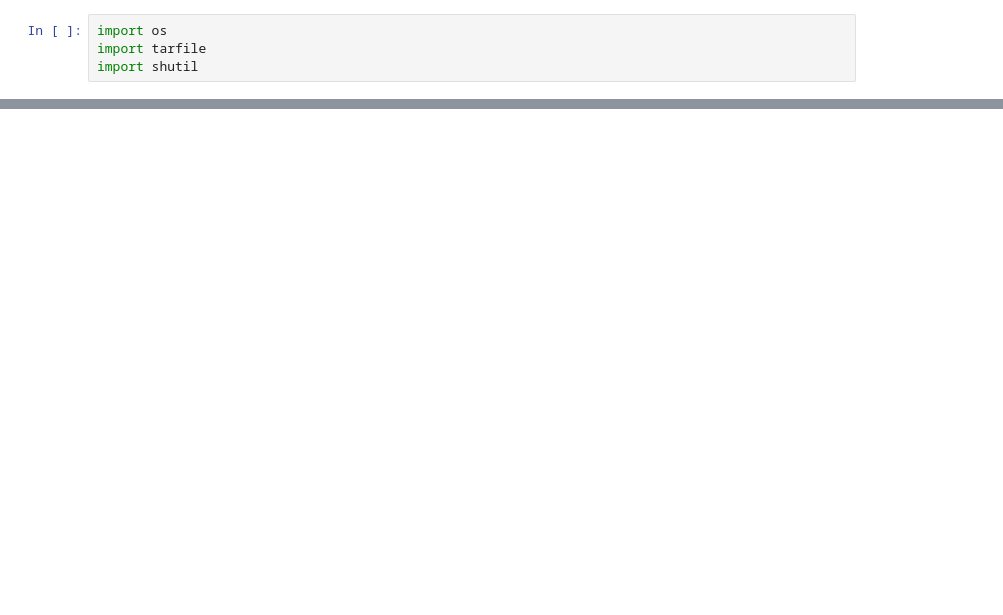
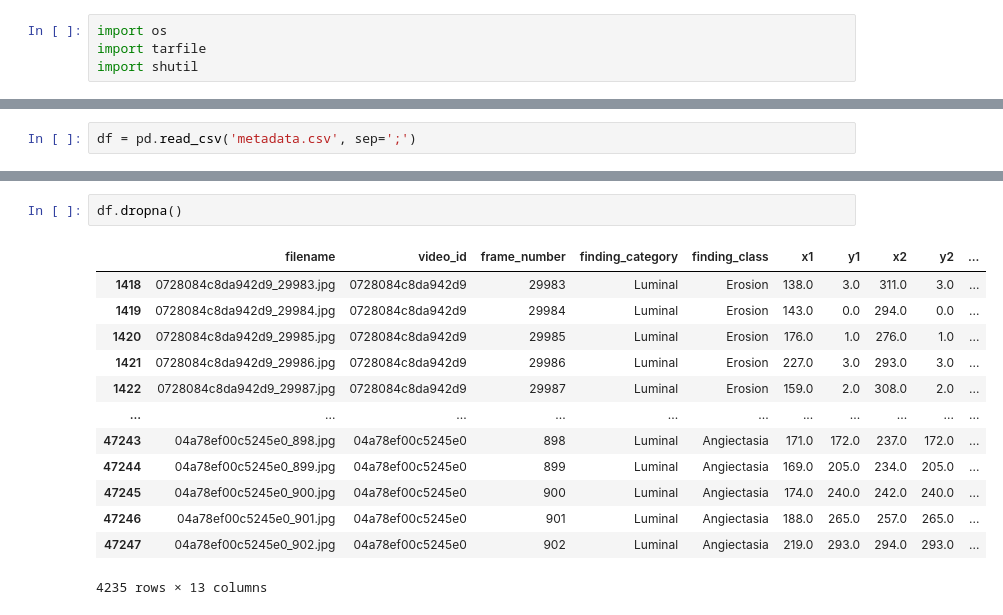
Before and after one commit to rheachainani/Lesion-Detection-Capsule-Endoscopy-Videos, a Jupyter notebook: Dataset Extraction.ipynb, the cells around one changed output, grey strips where cells are left out. Cells and saved outputs as stored; diff of their text form; blank space fills up the shorter version.

```diff
--- a/Dataset Extraction.ipynb
+++ b/Dataset Extraction.ipynb
@@ -77,0 +77,2 @@ Dataset restructured and renamed successfully!
+# %%
+df = pd.read_csv('metadata.csv', sep=';')
@@ -77,0 +123,16 @@ Dataset restructured and renamed successfully!
+# %%
+df.dropna()
+# %% [output]
+|  | filename | video_id | frame_number | finding_category | finding_class | x1 | y1 | x2 | y2 | ... |
+| 1418 | 0728084c8da942d9_29983.jpg | 0728084c8da942d9 | 29983 | Luminal | Erosion | 138.0 | 3.0 | 311.0 | 3.0 | ... |
+| 1419 | 0728084c8da942d9_29984.jpg | 0728084c8da942d9 | 29984 | Luminal | Erosion | 143.0 | 0.0 | 294.0 | 0.0 | ... |
+| 1420 | 0728084c8da942d9_29985.jpg | 0728084c8da942d9 | 29985 | Luminal | Erosion | 176.0 | 1.0 | 276.0 | 1.0 | ... |
+| 1421 | 0728084c8da942d9_29986.jpg | 0728084c8da942d9 | 29986 | Luminal | Erosion | 227.0 | 3.0 | 293.0 | 3.0 | ... |
+| 1422 | 0728084c8da942d9_29987.jpg | 0728084c8da942d9 | 29987 | Luminal | Erosion | 159.0 | 2.0 | 308.0 | 2.0 | ... |
+| ... | ... | ... | ... | ... | ... | ... | ... | ... | ... | ... |
+| 47243 | 04a78ef00c5245e0_898.jpg | 04a78ef00c5245e0 | 898 | Luminal | Angiectasia | 171.0 | 172.0 | 237.0 | 172.0 | ... |
+| 47244 | 04a78ef00c5245e0_899.jpg | 04a78ef00c5245e0 | 899 | Luminal | Angiectasia | 169.0 | 205.0 | 234.0 | 205.0 | ... |
+| 47245 | 04a78ef00c5245e0_900.jpg | 04a78ef00c5245e0 | 900 | Luminal | Angiectasia | 174.0 | 240.0 | 242.0 | 240.0 | ... |
+| 47246 | 04a78ef00c5245e0_901.jpg | 04a78ef00c5245e0 | 901 | Luminal | Angiectasia | 188.0 | 265.0 | 257.0 | 265.0 | ... |
+| 47247 | 04a78ef00c5245e0_902.jpg | 04a78ef00c5245e0 | 902 | Luminal | Angiectasia | 219.0 | 293.0 | 294.0 | 293.0 | ... |
+4235 rows × 13 columns
```
Also changed, not shown: parts of 16 cells of this notebook, 8 other files.
